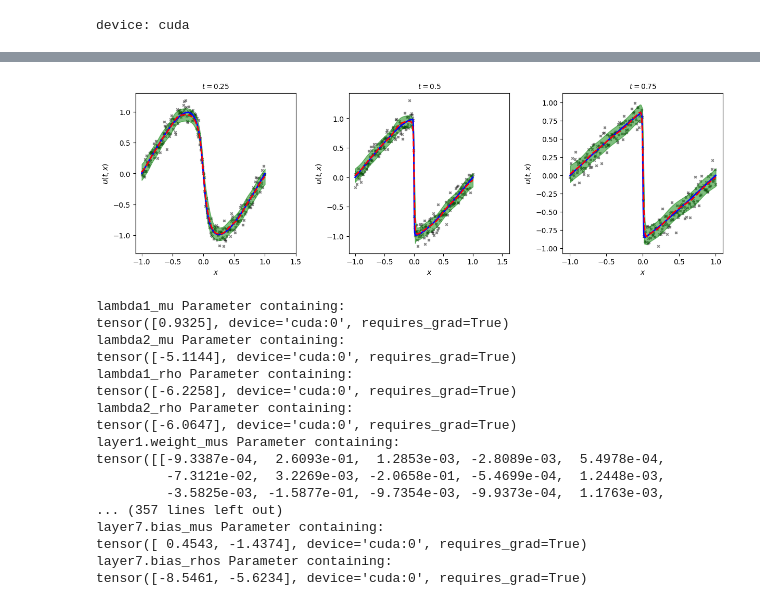
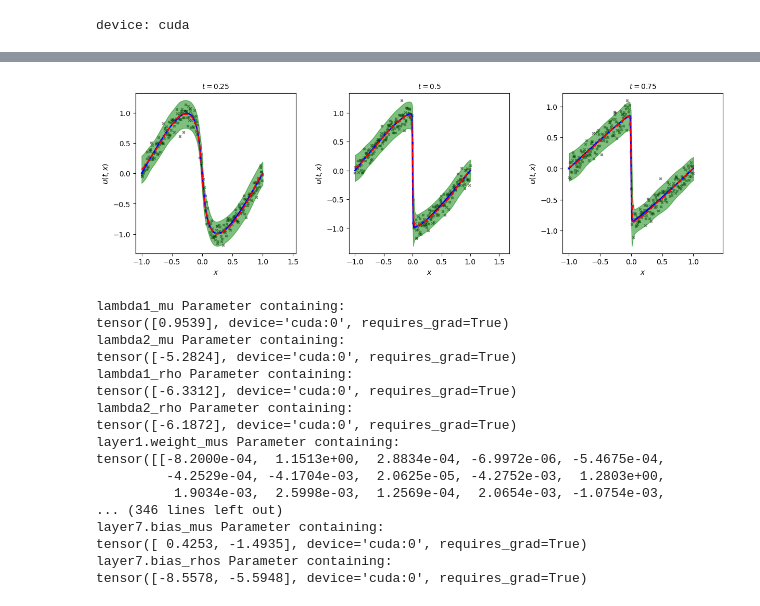
Before and after one commit to SoloChe/BPINN, a Jupyter notebook: BPINN_VI.ipynb, the cells around one changed output, grey strips where cells are left out. Drawn from its saved outputs; the diff is of its cells as text; code cells hidden in the pictures.

```diff
--- a/BPINN_VI.ipynb
+++ b/BPINN_VI.ipynb
@@ -84,7 +84,7 @@ class BBP_Model(nn.Module):
         super(BBP_Model, self).__init__()
 
         self.input_dim = input_dim
-        self.output_dim = output_dim + 1
+        self.output_dim = output_dim - 1
 
         # network with two hidden and one output layer
         self.layer1 = BayesLinear_Normalq(input_dim, no_units, gaussian(0, 1))
@@ -190,6 +190,7 @@ class BBP_Model_PINN:
 
         u, _, _ = self.net_U(x, t)
         u = u*(self.u_ub-self.u_lb) + self.u_lb # reverse scaling
+        # u = u*self.u_std + self.u_mean
 
         u_t = torch.autograd.grad(u, t, torch.ones_like(u),
                                     retain_graph=True,
@@ -211,6 +212,7 @@ class BBP_Model_PINN:
         # X = torch.tensor(self.X, requires_grad=True).float().to(device)
         # t = torch.tensor(self.t, requires_grad=True).float().to(device)
         U = (U-self.u_lb)/(self.u_ub-self.u_lb) # scaling
+        # U = (U-self.u_mean)/self.u_std # scaling
 
         # reset gradient and total loss
         self.optimizer.zero_grad()
@@ -261,11 +263,16 @@ class BBP_Model_PINN:
         for i in range(no_sample):
             out_pred, _ = best_net(xt)
             u_pred = out_pred[:,0:1]
-            log_noise_u = out_pred[:,1:2]
+            noise_u = out_pred[:,1:2].exp()
+
             u_pred = u_pred*(self.u_ub-self.u_lb) + self.u_lb # reverse scaling
+            noise_u = noise_u*(self.u_ub-self.u_lb)
+
+            # u_pred = u_pred*self.u_std + self.u_mean # reverse scaling
+            # noise_u = noise_u*self.u_std
 
             samples.append(u_pred.detach().cpu().numpy())
-            noises.append(log_noise_u.exp().detach().cpu().numpy())
+            noises.append(noise_u.detach().cpu().numpy())
         return np.array(samples), np.array(noises)
 
     def sample_F(self, xt, no_samples = 100):
@@ -309,13 +316,13 @@ X_u_train = X_star[idx,:]
 
 u_train = u_star[idx,:]
 
-u_lb = u_train.min(0)
-u_ub = u_train.max(0)
+u_min = u_train.min(0)
+u_max = u_train.max(0)
 
 num_epochs, batch_size = 25000, len(X_u_train),
 
-net = BBP_Model_PINN(xt_lb, xt_ub, u_lb, u_ub,
-                     input_dim = 2, output_dim = 1, no_units = 50, learn_rate = 1e-3,
+net = BBP_Model_PINN(xt_lb, xt_ub, u_min, u_max,
+                     input_dim = 2, output_dim = 2, no_units = 50, learn_rate = 1e-3,
                         batch_size = batch_size, no_batches = 1,
                         prior_lambda1 = gaussian(0, 1), prior_lambda2 = gaussian(0, 1), num_epochs = num_epochs)
 # %%
@@ -440,68 +447,70 @@ def get_res(X):
     aleatoric = (noises**2).mean(axis = 0)**0.5
     epistemic = samples.var(axis = 0)**0.5
     total_unc = (aleatoric**2 + epistemic**2)**0.5
-    return u_pred.ravel(), total_unc.ravel()*(u_ub-u_lb)
+    return u_pred.ravel(), aleatoric.ravel(), epistemic.ravel(), total_unc.ravel()
 
 
 x = x.ravel()
-u_pred_25, total_unc_25 = get_res(X_u_test_25)
-u_pred_50, total_unc_50 = get_res(X_u_test_50)
-u_pred_75, total_unc_75 = get_res(X_u_test_75)
+u_pred_25, ale_25, epi_25, total_unc_25 = get_res(X_u_test_25)
+u_pred_50, ale_50, epi_50, total_unc_50 = get_res(X_u_test_50)
+u_pred_75, ale_75, epi_75, total_unc_75 = get_res(X_u_test_75)
 # %%
 
 fig, axs = plt.subplots(1, 3, figsize = (15,4))
 axs[0].scatter(x, u_test_25, s = 10, marker = 'x', color = 'black', alpha = 0.5, label = 'Exact')
 axs[0].plot(x, u_mean_25, 'b-', linewidth = 2, label = 'Prediction')
 axs[0].plot(x, u_pred_25, 'r--', linewidth = 2, label = 'Prediction')
-axs[0].fill_between(x, u_pred_25-total_unc_25, u_pred_25+total_unc_25, color = 'g', alpha = 0.5, label = 'Epistemic + Aleatoric')
+# axs[0].fill_between(x, u_pred_25-epi_25, u_pred_25+epi_25, color = 'g', alpha = 0.5, label = 'Epistemic + Aleatoric')
+# axs[0].fill_between(x, u_pred_25-ale_25, u_pred_25+ale_25, color = 'g', alpha = 0.5, label = 'Epistemic + Aleatoric')
+axs[0].fill_between(x, u_pred_25-2*total_unc_25, u_pred_25+2*total_unc_25, color = 'g', alpha = 0.5, label = 'Epistemic + Aleatoric')
 axs[0].set_xlabel('$x$')
 axs[0].set_ylabel('$u(t,x)$')
 axs[0].set_title('$t = 0.25$', fontsize = 10)
 axs[0].axis('square')
 #ax.set_xlim([-1.1,1.1])
 #ax.set_ylim([-1.1,1.1])
 
 
 axs[1].scatter(x, u_test_50, s = 10, marker = 'x', color = 'black', alpha = 0.5, label = 'Exact')
 axs[1].plot(x, u_mean_50, 'b-', linewidth = 2, label = 'Prediction')
 axs[1].plot(x, u_pred_50, 'r--', linewidth = 2, label = 'Prediction')
-axs[1].fill_between(x, u_pred_50-total_unc_50, u_pred_50+total_unc_50, color = 'g', alpha = 0.5, label = 'Epistemic + Aleatoric')
+axs[1].fill_between(x, u_pred_50-2*total_unc_50, u_pred_50+2*total_unc_50, color = 'g', alpha = 0.5, label = 'Epistemic + Aleatoric')
 axs[1].set_xlabel('$x$')
 axs[1].set_ylabel('$u(t,x)$')
 axs[1].set_title('$t = 0.5$', fontsize = 10)
 axs[1].axis('square')
 
 
 axs[2].scatter(x, u_test_75, s = 10, marker = 'x', color = 'black', alpha = 0.5, label = 'Exact')
 axs[2].plot(x, u_mean_75, 'b-', linewidth = 2, label = 'Prediction')
 axs[2].plot(x, u_pred_75, 'r--', linewidth = 2, label = 'Prediction')
-axs[2].fill_between(x, u_pred_75-total_unc_75, u_pred_75+total_unc_75, color = 'g', alpha = 0.5, label = 'Epistemic + Aleatoric')
+axs[2].fill_between(x, u_pred_75-2*total_unc_75, u_pred_75+2*total_unc_75, color = 'g', alpha = 0.5, label = 'Epistemic + Aleatoric')
 axs[2].set_xlabel('$x$')
 axs[2].set_ylabel('$u(t,x)$')
 axs[2].set_title('$t = 0.75$', fontsize = 10)
 axs[2].axis('square')
 
 plt.savefig('./plots/final_prediction.tiff')
 # %% [output]
-[figure, old version]
+[figure, new version]
 # %%
 for name, param in net.network.named_parameters():
     print(name, param)
 # %% [output]
 lambda1_mu Parameter containing:
-tensor([0.9325], device='cuda:0', requires_grad=True)
+tensor([0.9539], device='cuda:0', requires_grad=True)
 lambda2_mu Parameter containing:
-tensor([-5.1144], device='cuda:0', requires_grad=True)
+tensor([-5.2824], device='cuda:0', requires_grad=True)
 lambda1_rho Parameter containing:
-tensor([-6.2258], device='cuda:0', requires_grad=True)
+tensor([-6.3312], device='cuda:0', requires_grad=True)
 lambda2_rho Parameter containing:
-tensor([-6.0647], device='cuda:0', requires_grad=True)
+tensor([-6.1872], device='cuda:0', requires_grad=True)
 layer1.weight_mus Parameter containing:
-tensor([[-9.3387e-04,  2.6093e-01,  1.2853e-03, -2.8089e-03,  5.4978e-04,
-         -7.3121e-02,  3.2269e-03, -2.0658e-01, -5.4699e-04,  1.2448e-03,
-         -3.5825e-03, -1.5877e-01, -9.7354e-03, -9.9373e-04,  1.1763e-03,
-... (357 lines left out)
+tensor([[-8.2000e-04,  1.1513e+00,  2.8834e-04, -6.9972e-06, -5.4675e-04,
+         -4.2529e-04, -4.1704e-03,  2.0625e-05, -4.2752e-03,  1.2803e+00,
+          1.9034e-03,  2.5998e-03,  1.2569e-04,  2.0654e-03, -1.0754e-03,
+... (346 lines left out)
 layer7.bias_mus Parameter containing:
-tensor([ 0.4543, -1.4374], device='cuda:0', requires_grad=True)
+tensor([ 0.4253, -1.4935], device='cuda:0', requires_grad=True)
 layer7.bias_rhos Parameter containing:
-tensor([-8.5461, -5.6234], device='cuda:0', requires_grad=True)
+tensor([-8.5578, -5.5948], device='cuda:0', requires_grad=True)
```
Also changed, not shown: parts of 1 cell of this notebook, 18 other files.
